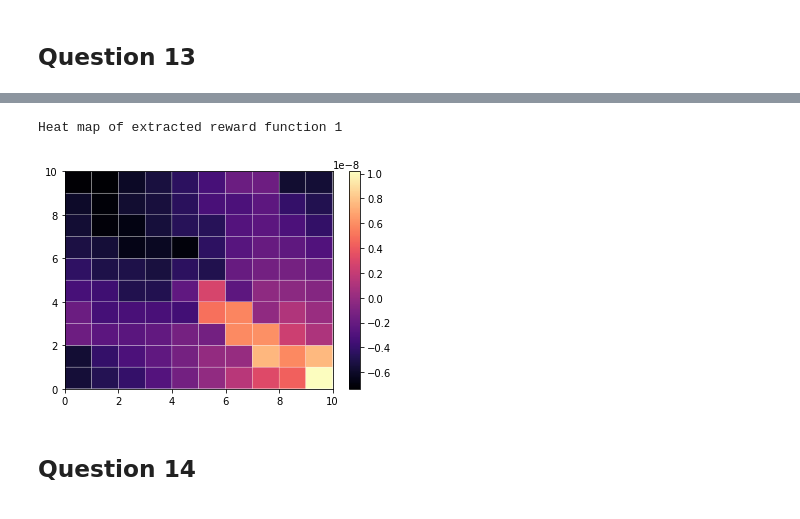
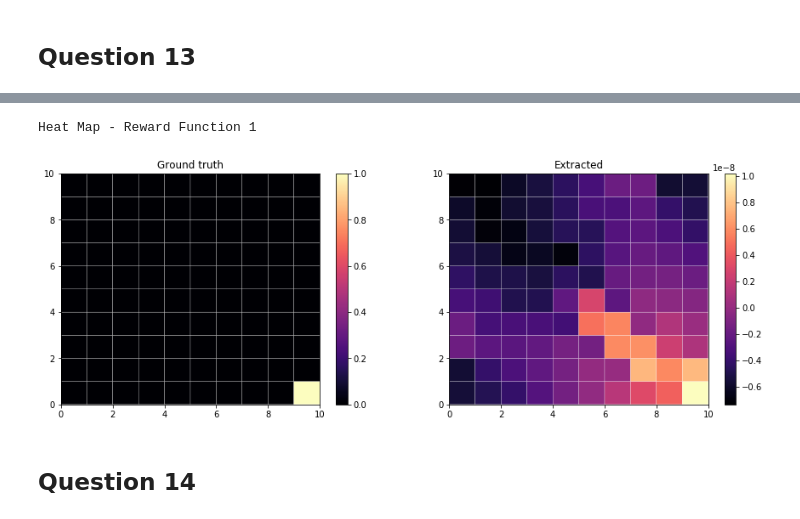
Before and after one commit to maithilibhide/ECE232, a Jupyter notebook: Project3/RL_IRL.ipynb, the cells around one changed output, grey strips where cells are left out. Saved outputs shown, nothing was run; the diff lists cells and outputs as text; code cells hidden in the pictures.

Commit message:
Parallel plots for comparison

```diff
--- a/Project3/RL_IRL.ipynb
+++ b/Project3/RL_IRL.ipynb
@@ -411,10 +404,20 @@ Heat map of ground truth reward function 1
-# %%
-print("Heat map of extracted reward function 1")
-plt.pcolor(np.flipud(extracted_reward_fn_1), edgecolors = 'white', cmap = 'magma')
-plt.colorbar()
-plt.show()
-# %% [output]
-Heat map of extracted reward function 1
-[figure, removed]
+# %%
+print("\nHeat Map - Reward Function 1")
+fig = plt.figure(figsize=(15, 5))
+axes = fig.subplots(nrows=1, ncols=2)
+
+plt.subplot(1,2,1)
+plt.title("Ground truth")
+plt.pcolor(np.flipud(reward_fn1), edgecolors = 'white', cmap = 'magma')
+plt.colorbar()
+
+plt.subplot(1,2,2)
+plt.title("Extracted")
+plt.pcolor(np.flipud(extracted_reward_fn_1), edgecolors = 'white', cmap = 'magma')
+plt.colorbar()
+plt.show()
+# %% [output]
+Heat Map - Reward Function 1
+[figure, added]
 # %% [markdown]
 <h2> Question 14 </h2>
```
Also changed, not shown: parts of 16 cells of this notebook.
